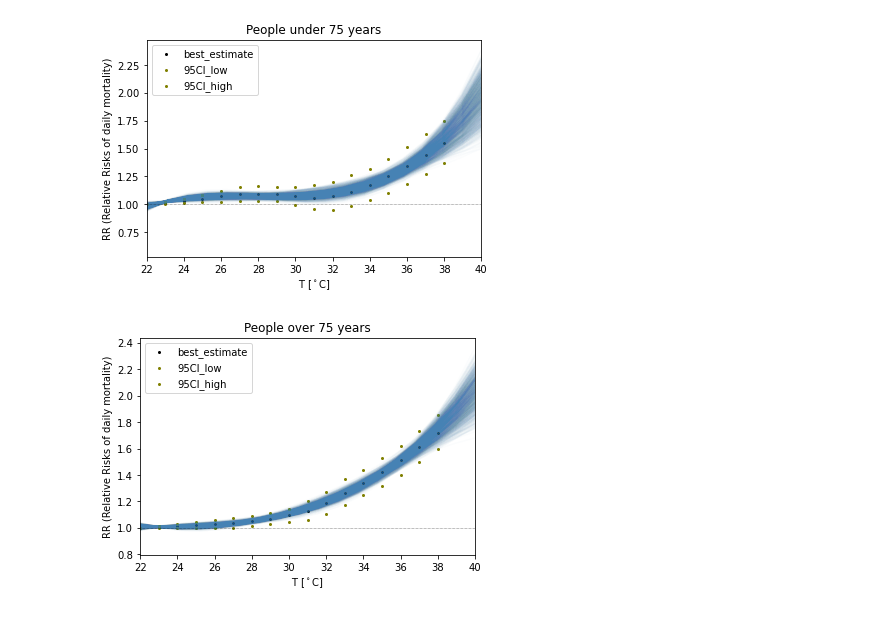
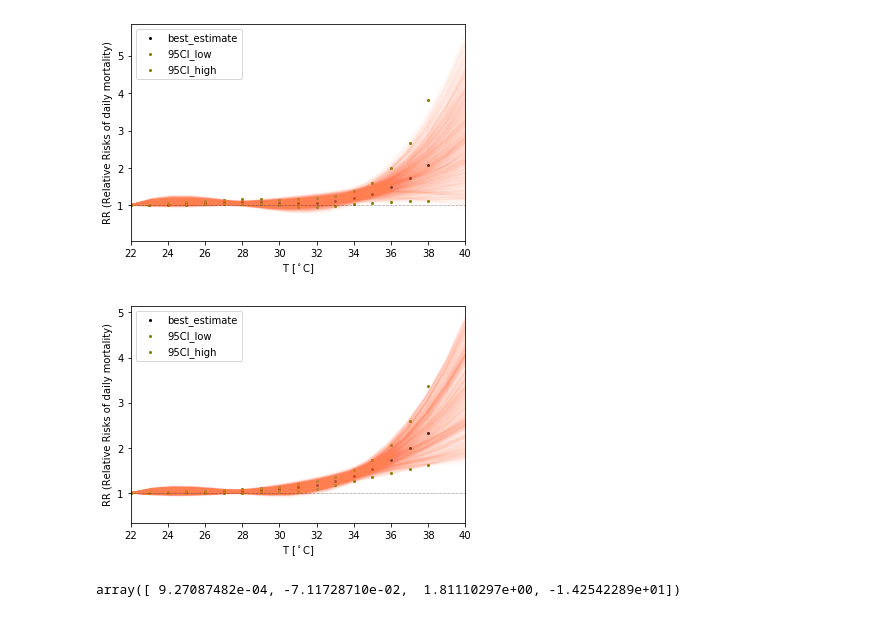
Before and after one commit to zeliest/heat_mortality_productivity_impacts, a Jupyter notebook: research/notebooks/impact_functions.ipynb, the cells around one changed output. Saved outputs shown, nothing was run; the diff lists cells and outputs as text; code cells hidden in the pictures.

Commit message:
change distribution of impact functions

```diff
--- a/research/notebooks/impact_functions.ipynb
+++ b/research/notebooks/impact_functions.ipynb
@@ -32,45 +32,51 @@ for data in data_under75:
     c=c+1
 
 for n_ in range(n):
-    function_under75 = impact_functions_random(file_under75,'under75',True)
+    function_under75 = impact_functions_random(file_under75)
     y = polynomial(x, *function_under75)
 
-    ax.plot(x,y,alpha=0.02,color='steelblue')
+    ax.plot(x,y,alpha=0.02,color='coral')
 
 plt.axhline(y=1, color='black', linestyle='dotted', linewidth=0.5)
 
 ax.set_xlabel('T [$^\circ$C]')
 ax.set_ylabel('RR (Relative Risks of daily mortality)')
-ax.set_title('People under 75 years')
+#ax.set_title('People under 75 years')
 ax.legend()
-#plt.savefig('../figures/health/impact_functions_under75.pdf',bbox_inches='tight')
+plt.savefig('../figures/impact_functions_under75.pdf',bbox_inches='tight')
 
 ##########################################################################################################
 
 file_over75 = pd.read_csv("../../input_data/impact_functions/impact_over75.csv")
 data_over75 = ['best_estimate','95CI_low', '95CI_high']
 
 fig,ax = plt.subplots()
 ax.set_xlim(22, 40)
 
+
+
+for n_ in range(n):
+    function_over75 = impact_functions_random(file_over75)
+    y = polynomial(x, *function_over75)
+
+    ax.plot(x,y,alpha=0.02,color='coral')
+
 c=0
 for data in data_over75:
     ax.scatter(file_over75['T'], file_over75[data], s=4, label=data, color=colors[c])
     c=c+1
 
-for n_ in range(n):
-    function_over75 = impact_functions_random(file_over75,'over75',True)
-    y = polynomial(x, *function_over75)
-
-    ax.plot(x,y,alpha=0.02,color='steelblue')
-
 plt.axhline(y=1, color='black', linestyle='dotted', linewidth=0.5)
 
 ax.set_xlabel('T [$^\circ$C]')
 ax.set_ylabel('RR (Relative Risks of daily mortality)')
-ax.set_title('People over 75 years')
+#ax.set_title('People over 75 years')
 ax.legend()
-#plt.savefig('../figures/health/impact_functions_over75.pdf',bbox_inches='tight')
+plt.savefig('../figures/impact_functions_over75.pdf',bbox_inches='tight')
 # %% [output]
-[figure, old version]
+[figure, new version]
-[figure, old version]
+[figure, new version]
+# %%
+function_over75
+# %% [output]
+array([ 9.27087482e-04, -7.11728710e-02,  1.81110297e+00, -1.42542289e+01])
```
Also changed, not shown: parts of 1 cell of this notebook, 1 other file.
